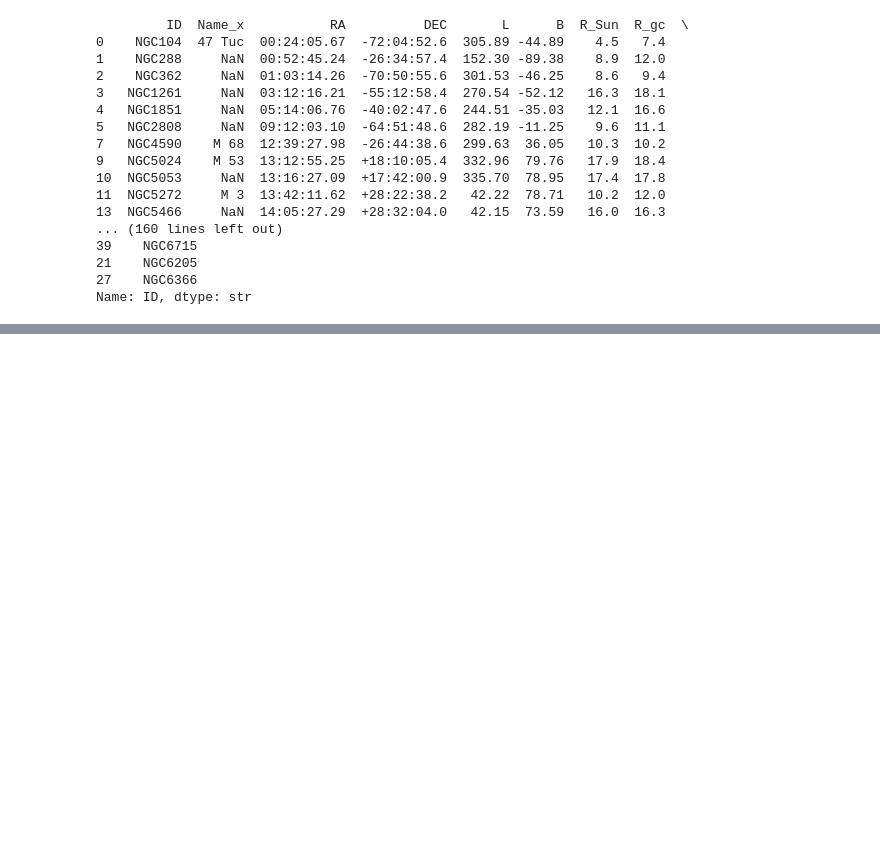
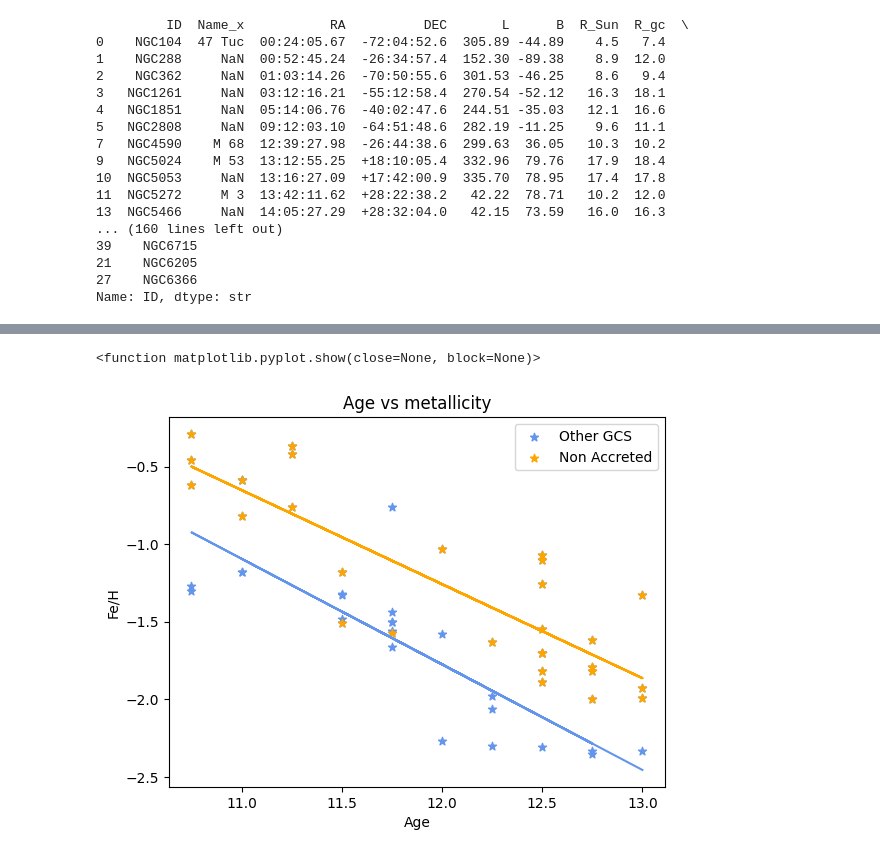
Before and after one commit to matilda-2116/3116_assignment_AshtonMatildaVix, a Jupyter notebook: Krause21.ipynb, the cells around one changed output, grey strips where cells are left out. Drawn from its saved outputs; the diff is of its cells as text; code cells hidden in the pictures; blank space fills up the shorter version.

```diff
--- a/Krause21.ipynb
+++ b/Krause21.ipynb
@@ -337,3 +337,23 @@ print(distance_order["ID"])     # This list is in descending order of most to le
 21    NGC6205
 27    NGC6366
 Name: ID, dtype: str
+# %%
+# Here I am trying to fit another line to the Globular clusters that are not apart of non-accreted set.
+# It is clear that they follow another relation.
+
+non_accreted = mdf[(mdf['R_gc'] < 5) | ((mdf['Z'] > -3) & (mdf['Z'] < 3) & (mdf['R_gc'] > 5) & (mdf['R_gc'] < 11))]
+line_metal = m*non_accreted['Age_y'] + b
+possible_accreted = mdf[~mdf["ID"].isin(non_accreted["ID"])]
+n, v = np.polyfit(possible_accreted['Age_y'], possible_accreted['FeH_y'], 1)
+line_possible_accreted = n*possible_accreted['Age_y'] + v
+print(possible_accreted)
+plt.scatter(mdf['Age_y'], mdf['FeH_y'], marker = '*', label = "Other GCS", color = "cornflowerblue")
+plt.scatter(non_accreted['Age_y'], non_accreted['FeH_y'], color="orange", marker="*", label = "Non Accreted")
+plt.plot(non_accreted['Age_y'], line_metal, color = 'orange')
+plt.plot(possible_accreted['Age_y'], line_possible_accreted, color = 'cornflowerblue')
+plt.legend()
+plt.xlabel('Age')
+plt.ylabel('Fe/H')
+plt.title('Age vs metallicity')
+plt.show
+# %% [output]
@@ -339,0 +377,2 @@ Name: ID, dtype: str
+<function matplotlib.pyplot.show(close=None, block=None)>
+[figure, added]
```
Also changed, not shown: parts of 3 cells of this notebook.
